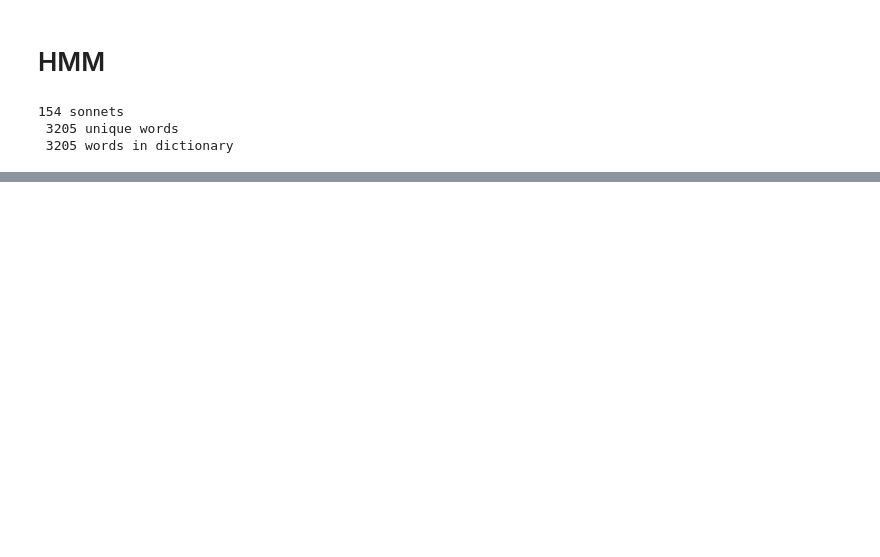
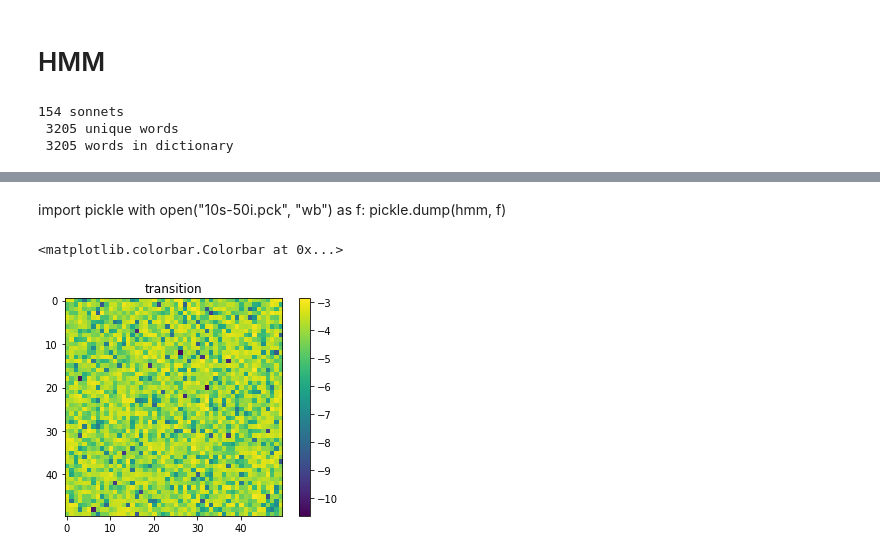
Before and after one commit to kyle-weng/Shakespearean-Poem-Generation, a Jupyter notebook: hmm.ipynb, the cells around one changed output, grey strips where cells are left out. Cells and saved outputs as stored; diff of their text form; code cells hidden in the pictures; blank space fills up the shorter version.

```diff
--- a/hmm.ipynb
+++ b/hmm.ipynb
@@ -43,0 +47,11 @@ with open("100s-50i.pck", "wb") as f:
+# %% [markdown]
+import pickle
+with open("10s-50i.pck", "wb") as f:
+    pickle.dump(hmm, f)
+# %%
+plt.title("transition")
+plt.imshow(np.log(hmm.A))
+plt.colorbar()
+# %% [output]
+<matplotlib.colorbar.Colorbar at 0x...>
+[figure, added]
```
Also changed, not shown: parts of 10 cells of this notebook, 1 other file.
